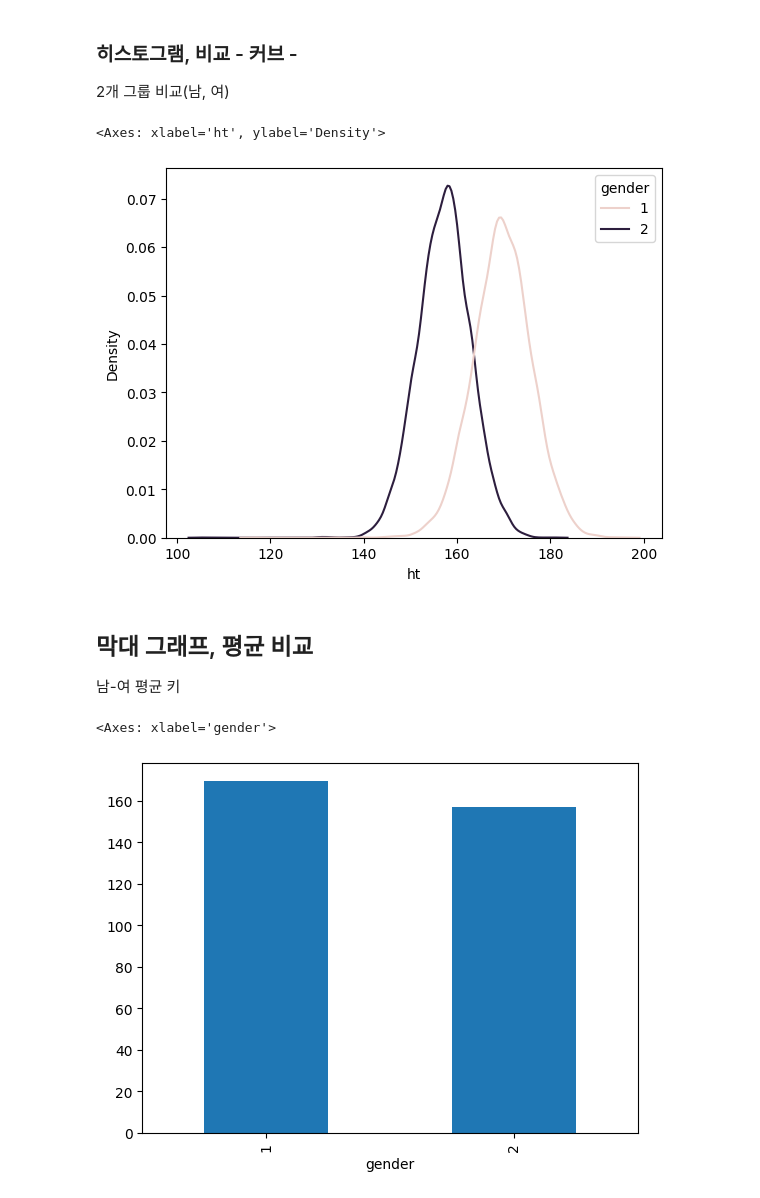
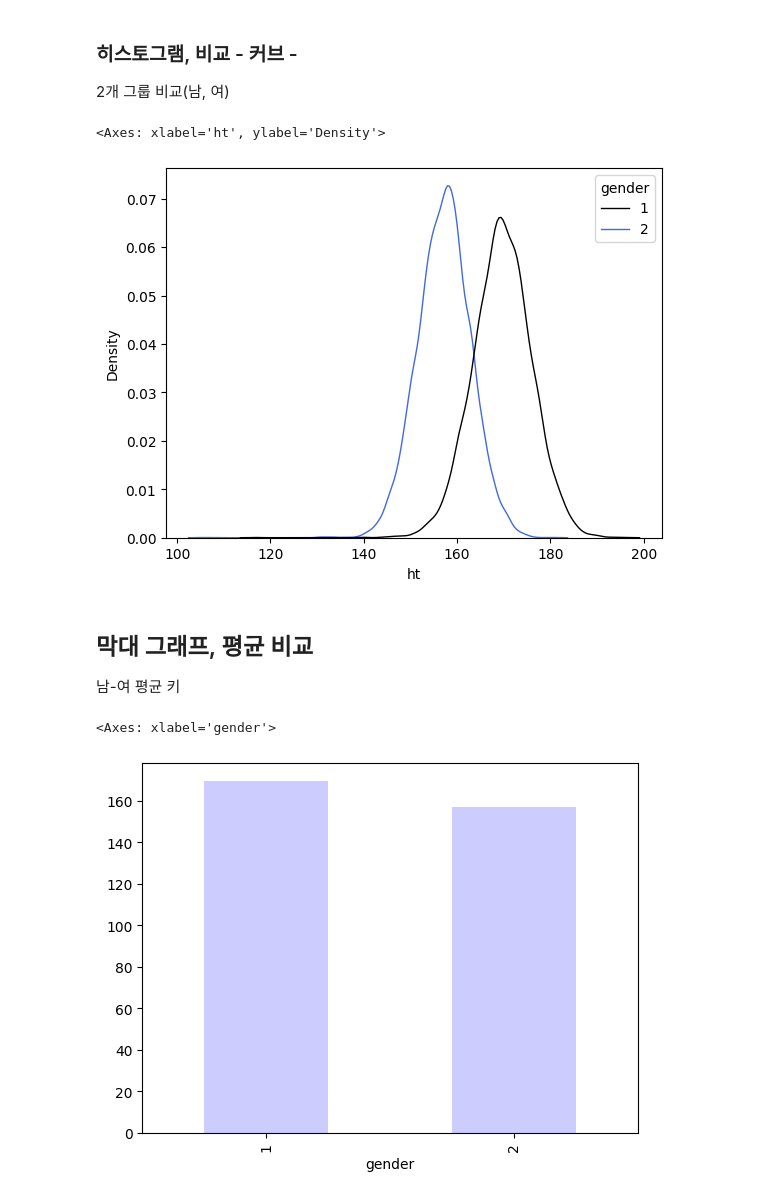
Before and after one commit to bahn28/salad, a Jupyter notebook: a03_3_describ_rex_colab.ipynb, the cells around one changed output. Drawn from its saved outputs; the diff is of its cells as text; code cells hidden in the pictures.

```diff
--- a/a03_3_describ_rex_colab.ipynb
+++ b/a03_3_describ_rex_colab.ipynb
@@ -298,38 +301,42 @@ bins(계급) 설정, 고정 또는 가변.
 # 도수분포표. All
 
 # 계급(Bin) 구간 설정 (예: 150부터 190까지 5cm 간격)
-# bins = np.arange(130, 200, 5) # [150, 155, 160, 165, 170, 175, 180, 185, 190]
+# b_class = np.arange(130, 200, 5) # [150, 155, 160, 165, 170, 175, 180, 185, 190]
 
 # 가변 구간 설정 가능, 구간 너비가 다를 수 있음.
-bins = [100, 140, 145, 150, 155, 160, 165, 170, 175, 180, 185, 200]
+b_class = [100, 140, 145, 150, 155, 160, 165, 170, 175, 180, 185, 200]
 
-# pd.cut()으로 계급 나누기 (right=False: [150, 155) 형태로 하한 포함, 상한 미포함)
-ht_cut = pd.cut(df_dat['ht'], bins=bins, right=False)
+# pd.cut()으로 계급 나누기, 구간 지정 (right=False: [150, 155) 형태로 하한 포함, 상한 미포함)
+ht_cut = pd.cut(df_dat['ht'], bins=b_class, right=False)
+print(ht_cut) # 와, 모든 자료점이 어떤 계급에 속하는지 지정했군.
+print(type(ht_cut))  # dtype이 category. categoricalindex 생성한다네...
 
-# 도수분포표(Frequency Table) 기본형 생성
+# 도수분포표(Frequency Table) 기본형 생성 # Frequency 변수 생성, 여기서
 freq_table = pd.DataFrame({
-    '도수(Frequency)': ht_cut.value_counts(sort=False)
+    'Freq_n': ht_cut.value_counts(sort=False)    # Frequency 변수 생성, 여기서
 })
+print(freq_table)  # 위 범주별 자료점 갯수표. value_counts가 셈. 위 categoricalindex를.
+print(freq_table.index)
 
 # 5. 계급 대표값, 상대도수, 누적도수, 밀도 추가 계산
 # 계급의 하한과 상한 추출 후 대표값 계산
-freq_table['계급_하한'] = [interval.left for interval in freq_table.index]
-freq_table['계급_상한'] = [interval.right for interval in freq_table.index]
-freq_table['계급 대표값'] = (freq_table['계급_하한'] + freq_table['계급_상한']) / 2
+freq_table['cls_a'] = [interval.left for interval in freq_table.index]
+freq_table['cls_b'] = [interval.right for interval in freq_table.index]
+freq_table['cls_c'] = (freq_table['cls_a'] + freq_table['cls_b']) / 2
 
 # 계급 너비 (Bin Width)
-bin_width = freq_table['계급_상한'] - freq_table['계급_하한']
+bin_width = freq_table['cls_b'] - freq_table['cls_a']
 
 # 상대도수 및 누적도수
 total_count = len(df_ss1['ht'].dropna())
-freq_table['상대도수'] = freq_table['도수(Frequency)'] / total_count
-freq_table['누적도수'] = freq_table['도수(Frequency)'].cumsum()
+freq_table['freq_r'] = freq_table['Freq_n'] / total_count
+freq_table['freq_c'] = freq_table['Freq_n'].cumsum()
 
 # 밀도 (Density = 상대도수 / 계급너비)
-freq_table['밀도(Density)'] = freq_table['상대도수'] / bin_width
+freq_table['Density'] = freq_table['freq_r'] / bin_width
 
 # 보기 좋게 컬럼 순서 정리 및 인덱스 정돈
-freq_table = freq_table[['계급_하한', '계급_상한', '계급 대표값', '도수(Frequency)', '상대도수', '누적도수', '밀도(Density)']]
+freq_table = freq_table[['cls_a', 'cls_b', 'cls_c', 'Freq_n', 'freq_r', 'freq_c', 'Density']]
 freq_table.reset_index(drop=True, inplace=True)
 
 # 결과 출력
@@ -360,23 +372,24 @@ bins(계급) 설정, 고정 또는 가변.
 # bins = [100, 140, 145, 150, 155, 160, 165, 170, 175, 180, 185, 200]
 
 # 동일한 계급 기준으로 pd.cut 적용(위 셀에서 지정한 계급 유지함)
-df_dat['ht_bin'] = pd.cut(df_dat['ht'], bins=bins, right=False)
+df_dat['ht_bin'] = pd.cut(df_dat['ht'], bins=b_class, right=False)
 
-# 성별(gender) 및 계급(ht_bin) 기준 도수 집계, ht_cut을 ht_bin이라는 별도 변수로 만들어서 구부에 쓰는 군.
+# 성별(gender) 및 계급(ht_bin) 기준 도수 집계, ht_cut을 ht_bin이라는 별도 변수로 만들어서 구분에 쓰는 군.
 freq_by_gender = df_dat.groupby(['gender', 'ht_bin'], observed=False)['ht'].count().unstack(level='gender', fill_value=0)
 freq_by_gender.info()
 
 # 종합 도수분포표 데이터프레임 구성
 freq_table = pd.DataFrame(index=freq_by_gender.index)
-#freq_table.info()
+freq_table.info()
 
+# 한글로 변수명 지정은 매우 불편함. 이렇게 작동해도 앞으로는 달리 하시오.
 # 계급_하한, 계급_상한 및 계급 대표값 계산
 freq_table['계급_하한'] = [interval.left for interval in freq_table.index]
 freq_table['계급_상한'] = [interval.right for interval in freq_table.index]
 freq_table['계급 대표값'] = (freq_table['계급_하한'] + freq_table['계급_상한']) / 2
 
 # 도수(Frequency)
-freq_table['도수_남'] = freq_by_gender[1]  # 컬럼 인덱스 1, 즉 남. 이런 것이군?
+freq_table['도수_남'] = freq_by_gender[1]  # 컬럼(변수) 이름 1, 즉 남. 이런 것이군?
 freq_table['도수_여'] = freq_by_gender[2]
 
 # 성별 전체 인원수
@@ -456,20 +491,26 @@ df_dat['ht'][df_dat['gender']==2].plot(kind='hist', bins=bins, facecolor='None',
 # %%
 import seaborn as sns
 # hue 옵션으로 성별에 따른 곡선을 한 그래프에 출력
-
-sns.kdeplot(data=df_dat, x='ht', hue='gender', common_norm=False)
+gender_colors = {1 : 'black', 2 : 'royalblue'}  # 짝 맞춰서 색 지정, 딕셔너리 형태, 뒤에 나오는 커브,
+sns.kdeplot(data=df_dat,
+            x='ht',
+            hue='gender',
+            common_norm=False,      # 각 그룹별 비율을 1로 맞춤. 즉 전체면적 1로 통일.
+            palette=gender_colors,
+            linewidth=1.0
+            )
 # %% [output]
 <Axes: xlabel='ht', ylabel='Density'>
-[figure, old version]
+[figure, new version]
 # %% [markdown]
 ## 막대 그래프, 평균 비교
 남-여 평균 키
 # %%
 #  성별 평균키
-df_dat.groupby('gender')['ht'].mean().plot(kind='bar')
+df_dat.groupby('gender')['ht'].mean().plot(kind='bar', color="blue", alpha=0.2 )
 # %% [output]
 <Axes: xlabel='gender'>
-[figure, old version]
+[figure, new version]
 # %%
 # ## 3. 기타 기술 통계 관련 이슈
 
```
Also changed, not shown: parts of 9 cells of this notebook.
